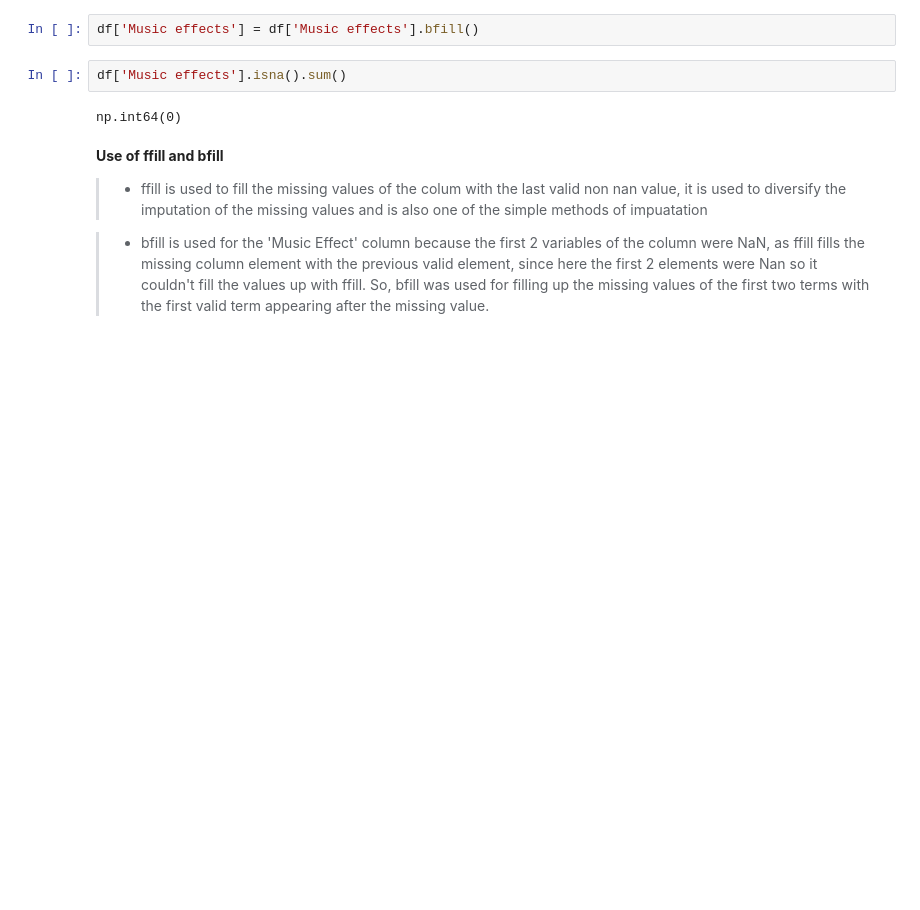
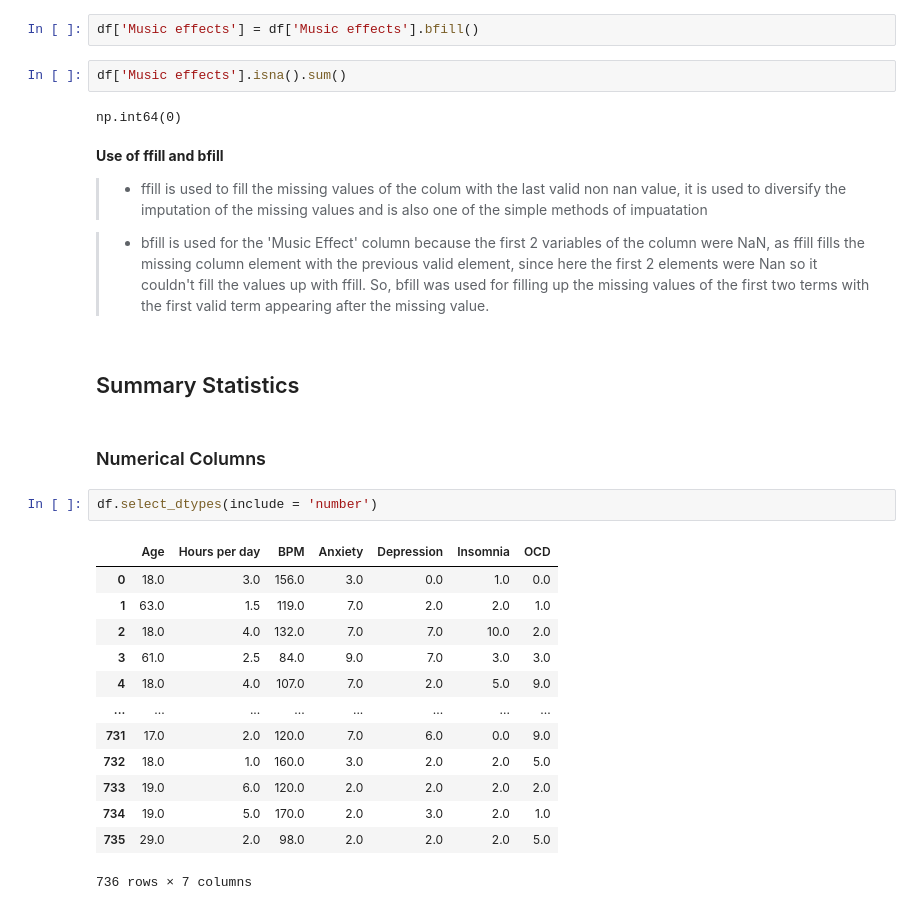
Before and after one commit to ShrDar/Music-and-Mental-Health, a Jupyter notebook: notebooks/mmh_eda.ipynb, the cells around one changed output. Saved outputs shown, nothing was run; the diff lists cells and outputs as text; blank space fills up the shorter version.

Commit message:
Added: Summary Statistics Done

```diff
--- a/notebooks/mmh_eda.ipynb
+++ b/notebooks/mmh_eda.ipynb
@@ -334,3 +334,23 @@ np.int64(0)
 > - ffill is used to fill the missing values of the colum with the last valid non nan value, it is used to diversify the imputation of the missing values and is also one of the simple methods of impuatation
 
 > - bfill is used for the 'Music Effect' column because the first 2 variables of the column were NaN, as ffill fills the missing column element with the previous valid element, since here the first 2 elements were Nan so it couldn't fill the values up with ffill. So, bfill was used for filling up the missing values of the first two terms with the first valid term appearing after the missing value.
+# %% [markdown]
+## Summary Statistics
+# %% [markdown]
+### Numerical Columns
+# %%
+df.select_dtypes(include = 'number')
+# %% [output]
+|  | Age | Hours per day | BPM | Anxiety | Depression | Insomnia | OCD |
+| 0 | 18.0 | 3.0 | 156.0 | 3.0 | 0.0 | 1.0 | 0.0 |
+| 1 | 63.0 | 1.5 | 119.0 | 7.0 | 2.0 | 2.0 | 1.0 |
+| 2 | 18.0 | 4.0 | 132.0 | 7.0 | 7.0 | 10.0 | 2.0 |
+| 3 | 61.0 | 2.5 | 84.0 | 9.0 | 7.0 | 3.0 | 3.0 |
+| 4 | 18.0 | 4.0 | 107.0 | 7.0 | 2.0 | 5.0 | 9.0 |
+| ... | ... | ... | ... | ... | ... | ... | ... |
+| 731 | 17.0 | 2.0 | 120.0 | 7.0 | 6.0 | 0.0 | 9.0 |
+| 732 | 18.0 | 1.0 | 160.0 | 3.0 | 2.0 | 2.0 | 5.0 |
+| 733 | 19.0 | 6.0 | 120.0 | 2.0 | 2.0 | 2.0 | 2.0 |
+| 734 | 19.0 | 5.0 | 170.0 | 2.0 | 3.0 | 2.0 | 1.0 |
+| 735 | 29.0 | 2.0 | 98.0 | 2.0 | 2.0 | 2.0 | 5.0 |
+736 rows × 7 columns
```
Also changed, not shown: parts of 13 cells of this notebook.
